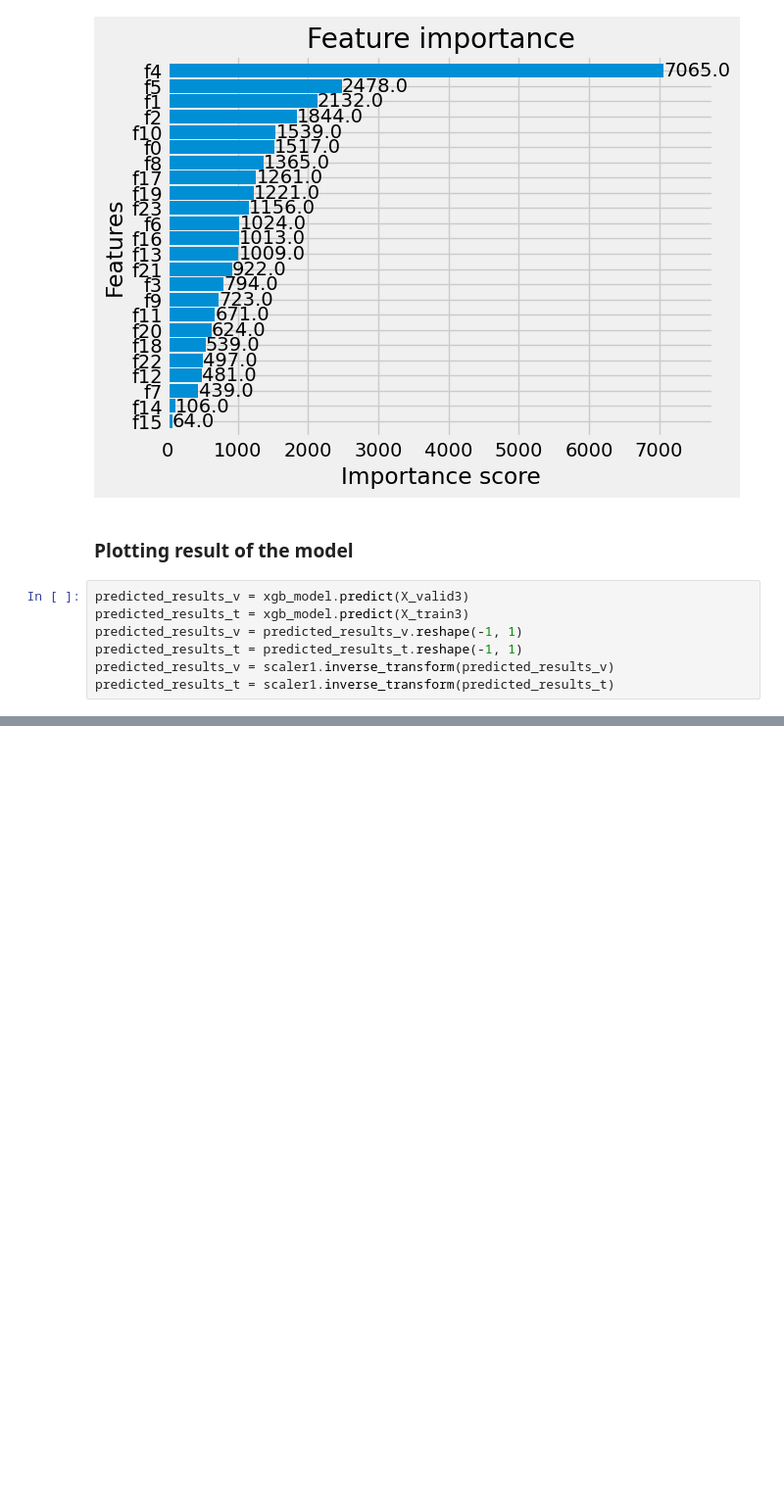
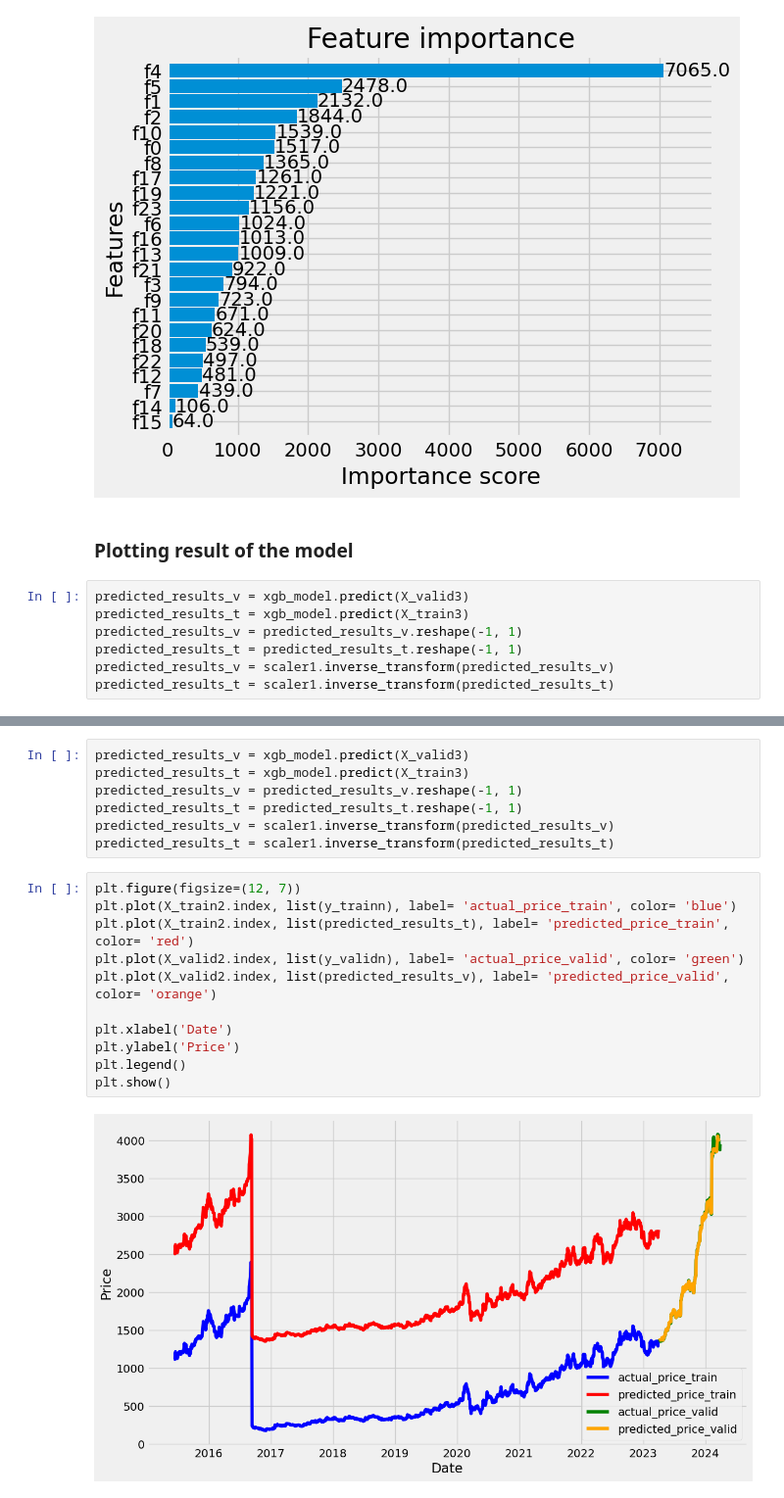
Before and after one commit to shrikant-DS/Predicting_stock_market_equity, a Jupyter notebook: predicting_price.ipynb, the cells around one changed output, grey strips where cells are left out. Shown at 98% size. Cells and saved outputs as stored; diff of their text form; blank space fills up the shorter version.

```diff
--- a/predicting_price.ipynb
+++ b/predicting_price.ipynb
@@ -998,0 +1056,20 @@ plt.plot(X_valid2.index, list(predicted_results_v), label= 'predicted_price_vali
+# %%
+predicted_results_v = xgb_model.predict(X_valid3)
+predicted_results_t = xgb_model.predict(X_train3)
+predicted_results_v = predicted_results_v.reshape(-1, 1)
+predicted_results_t = predicted_results_t.reshape(-1, 1)
+predicted_results_v = scaler1.inverse_transform(predicted_results_v)
+predicted_results_t = scaler1.inverse_transform(predicted_results_t)
+# %%
+plt.figure(figsize=(12, 7))
+plt.plot(X_train2.index, list(y_trainn), label= 'actual_price_train', color= 'blue')
+plt.plot(X_train2.index, list(predicted_results_t), label= 'predicted_price_train', color= 'red')
+plt.plot(X_valid2.index, list(y_validn), label= 'actual_price_valid', color= 'green')
+plt.plot(X_valid2.index, list(predicted_results_v), label= 'predicted_price_valid', color= 'orange')
+
+plt.xlabel('Date')
+plt.ylabel('Price')
+plt.legend()
+plt.show()
+# %% [output]
+[figure, added]
```
Also changed, not shown: parts of 4 cells of this notebook.
